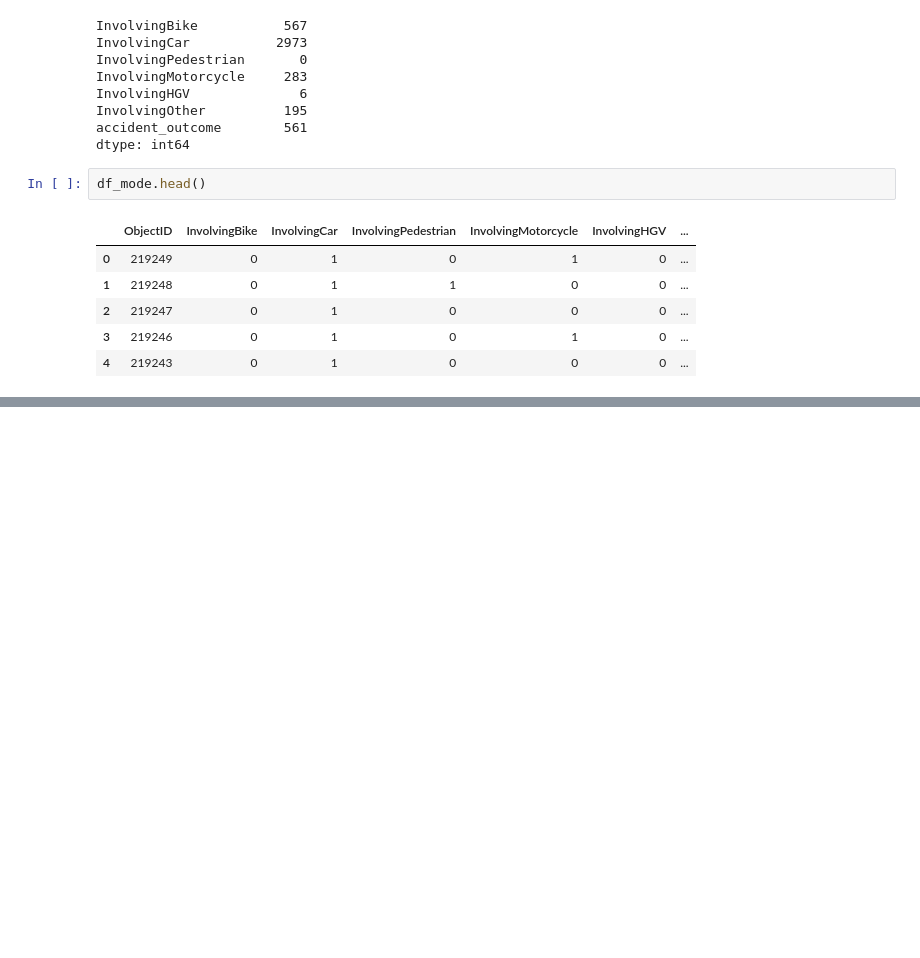
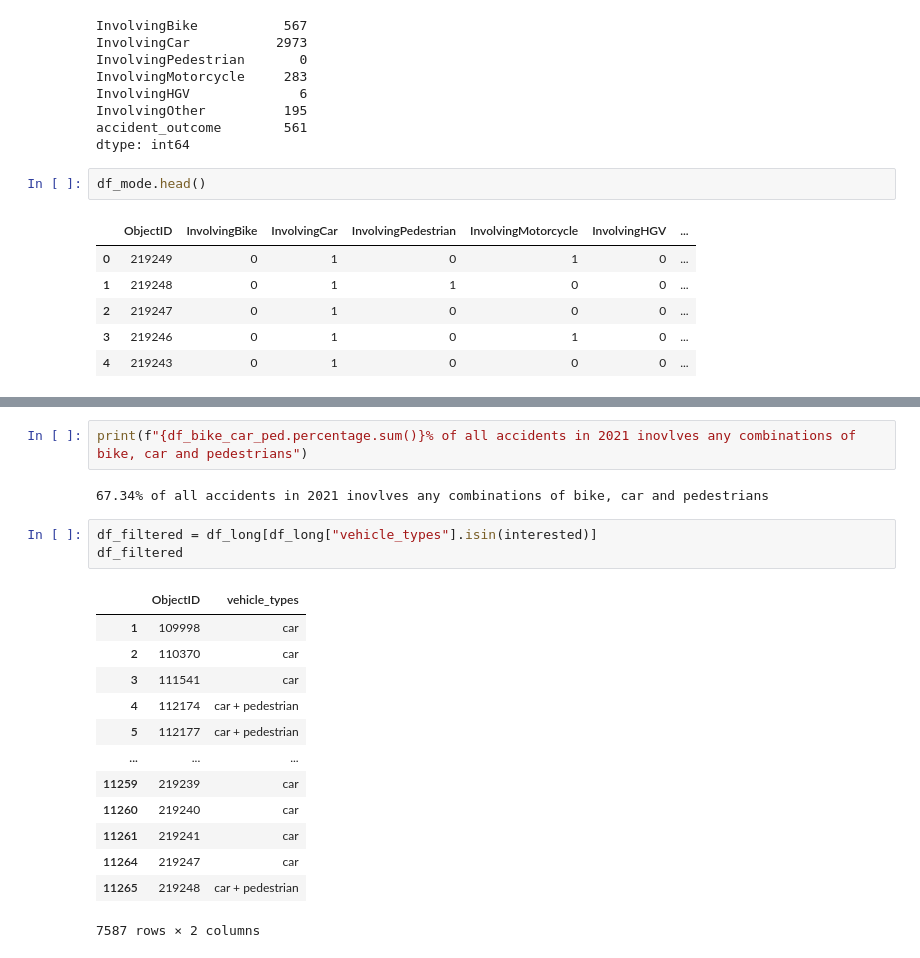
Before and after one commit to tz1211/LSE_DataBeavers, a Jupyter notebook: notebooks/eda/eda.ipynb, the cells around one changed output, grey strips where cells are left out. Cells and saved outputs as stored; diff of their text form; blank space fills up the shorter version.

```diff
--- a/notebooks/eda/eda.ipynb
+++ b/notebooks/eda/eda.ipynb
@@ -399,0 +422,21 @@ df_long.head(10)
+# %%
+print(f"{df_bike_car_ped.percentage.sum()}% of all accidents in 2021 inovlves any combinations of bike, car and pedestrians")
+# %% [output]
+67.34% of all accidents in 2021 inovlves any combinations of bike, car and pedestrians
+# %%
+df_filtered = df_long[df_long["vehicle_types"].isin(interested)]
+df_filtered
+# %% [output]
+|  | ObjectID | vehicle_types |
+| 1 | 109998 | car |
+| 2 | 110370 | car |
+| 3 | 111541 | car |
+| 4 | 112174 | car + pedestrian |
+| 5 | 112177 | car + pedestrian |
+| ... | ... | ... |
+| 11259 | 219239 | car |
+| 11260 | 219240 | car |
+| 11261 | 219241 | car |
+| 11264 | 219247 | car |
+| 11265 | 219248 | car + pedestrian |
+7587 rows × 2 columns
```
Also changed, not shown: parts of 5 cells of this notebook, 1 other file.
